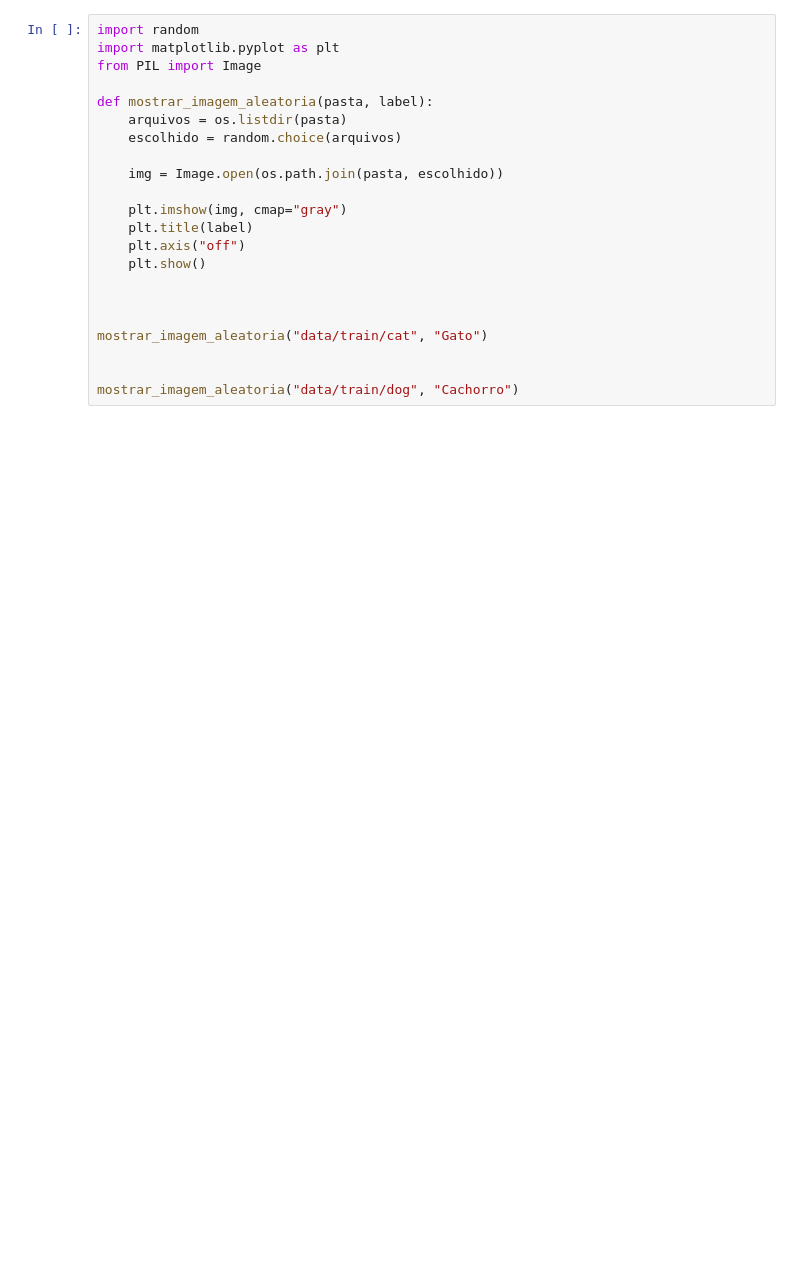
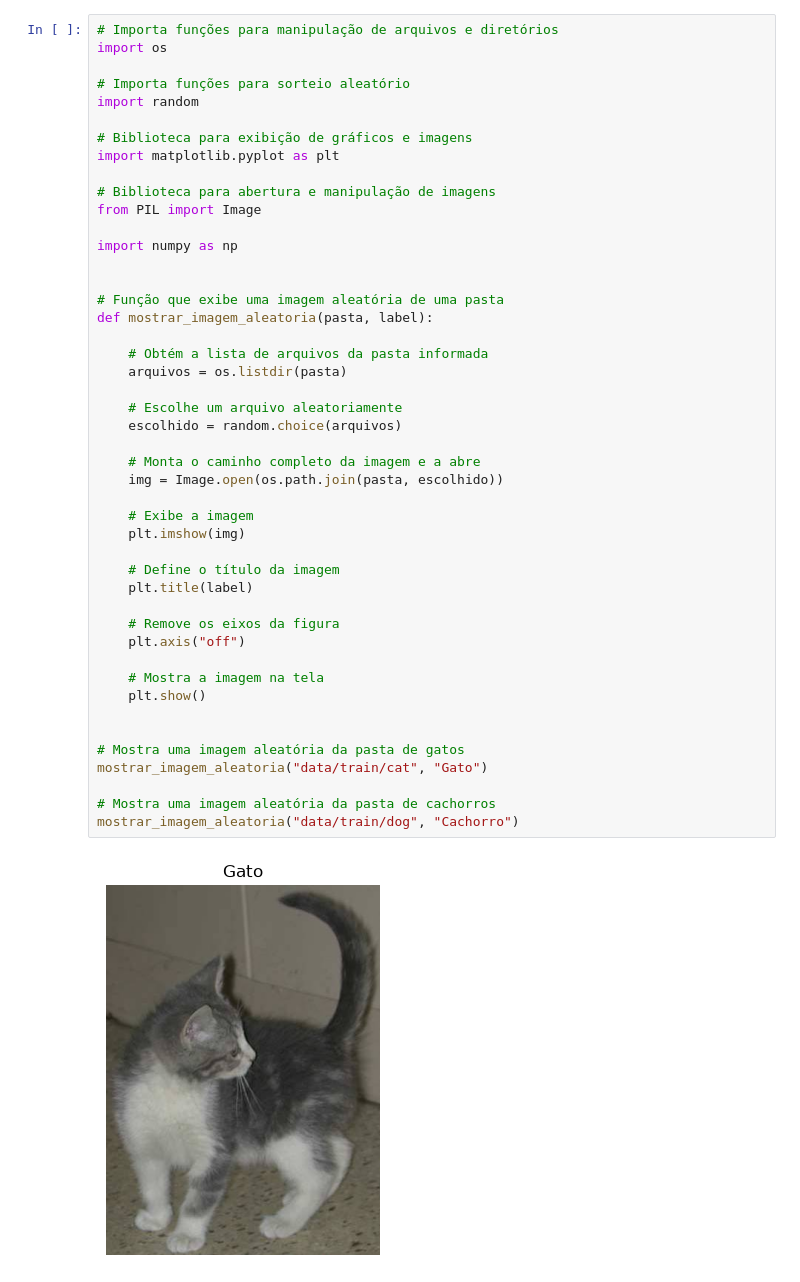
Before and after one commit to RicardoMachadoOFC/Deep-Learning-for-Cats-vs-Dogs-Classification, a Jupyter notebook: Neural_Networks/etapa1_mlp.ipynb, the cells around one changed output. Cells and saved outputs as stored; diff of their text form; blank space fills up the shorter version.

```diff
--- a/Neural_Networks/etapa1_mlp.ipynb
+++ b/Neural_Networks/etapa1_mlp.ipynb
@@ -1,22 +1,48 @@
 # %%
+# Importa funções para manipulação de arquivos e diretórios
+import os
+
+# Importa funções para sorteio aleatório
 import random
+
+# Biblioteca para exibição de gráficos e imagens
 import matplotlib.pyplot as plt
+
+# Biblioteca para abertura e manipulação de imagens
 from PIL import Image
 
+import numpy as np
+
+
+# Função que exibe uma imagem aleatória de uma pasta
 def mostrar_imagem_aleatoria(pasta, label):
+
+    # Obtém a lista de arquivos da pasta informada
     arquivos = os.listdir(pasta)
+
+    # Escolhe um arquivo aleatoriamente
     escolhido = random.choice(arquivos)
 
+    # Monta o caminho completo da imagem e a abre
     img = Image.open(os.path.join(pasta, escolhido))
 
-    plt.imshow(img, cmap="gray")
+    # Exibe a imagem
+    plt.imshow(img)
+
+    # Define o título da imagem
     plt.title(label)
+
+    # Remove os eixos da figura
     plt.axis("off")
+
+    # Mostra a imagem na tela
     plt.show()
 
 
-
+# Mostra uma imagem aleatória da pasta de gatos
 mostrar_imagem_aleatoria("data/train/cat", "Gato")
 
-
+# Mostra uma imagem aleatória da pasta de cachorros
 mostrar_imagem_aleatoria("data/train/dog", "Cachorro")
+# %% [output]
+[figure, added]
```
Also changed, not shown: parts of 9 cells of this notebook.
